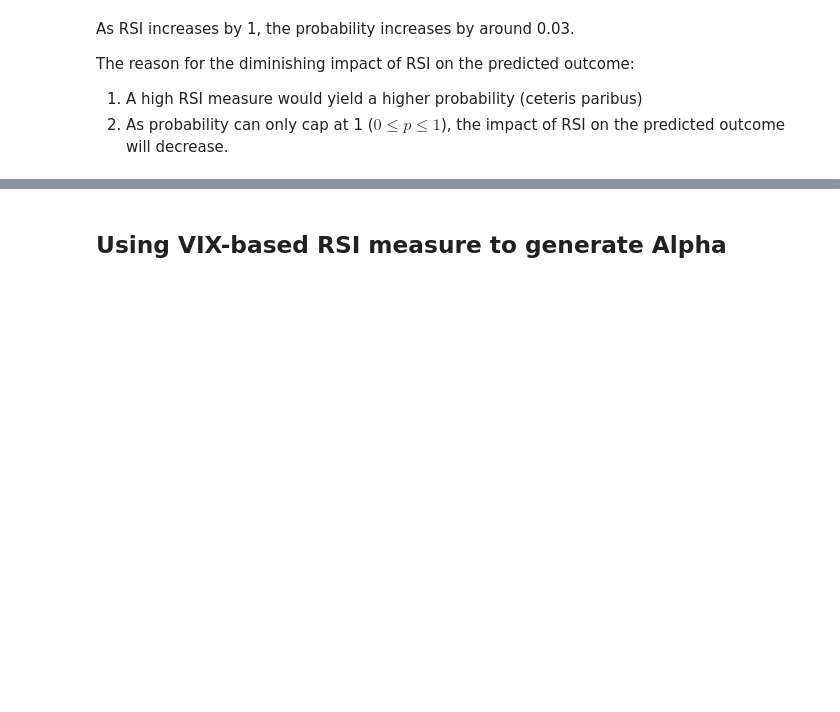
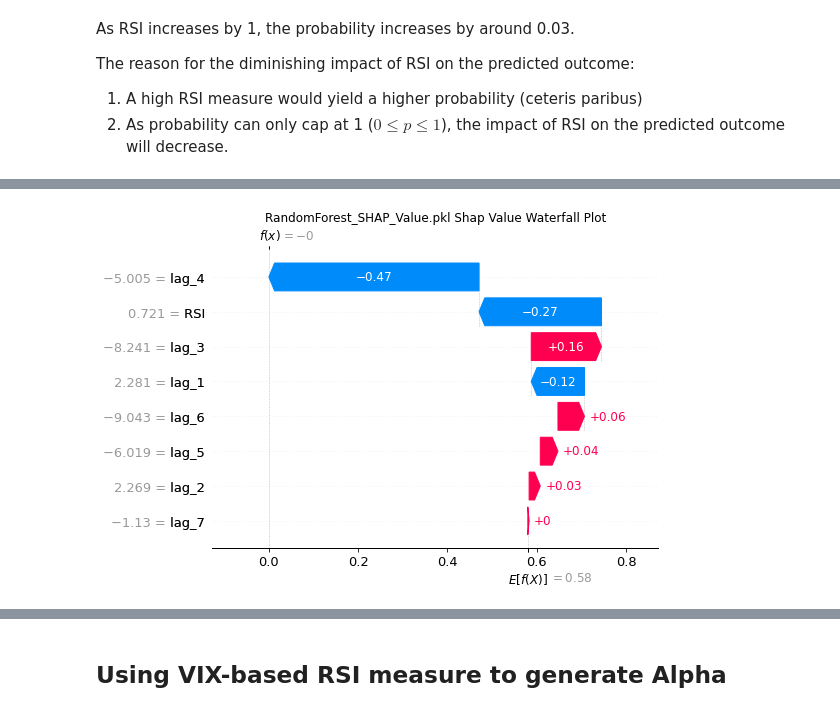
Before and after one commit to JHO-ds/WQU_Capstone_Risk_and_Volatility, a Jupyter notebook: notebooks/Summary.ipynb, the cells around one changed output, grey strips where cells are left out. Cells and saved outputs as stored; diff of their text form; code cells hidden in the pictures; blank space fills up the shorter version.

```diff
--- a/notebooks/Summary.ipynb
+++ b/notebooks/Summary.ipynb
@@ -241,0 +266,4 @@ The reason for the diminishing impact of RSI on the predicted outcome:
+# %%
+shap_individual_plot(5)
+# %% [output]
+[figure, added]
```
Also changed, not shown: parts of 61 cells of this notebook, 3 other files.
